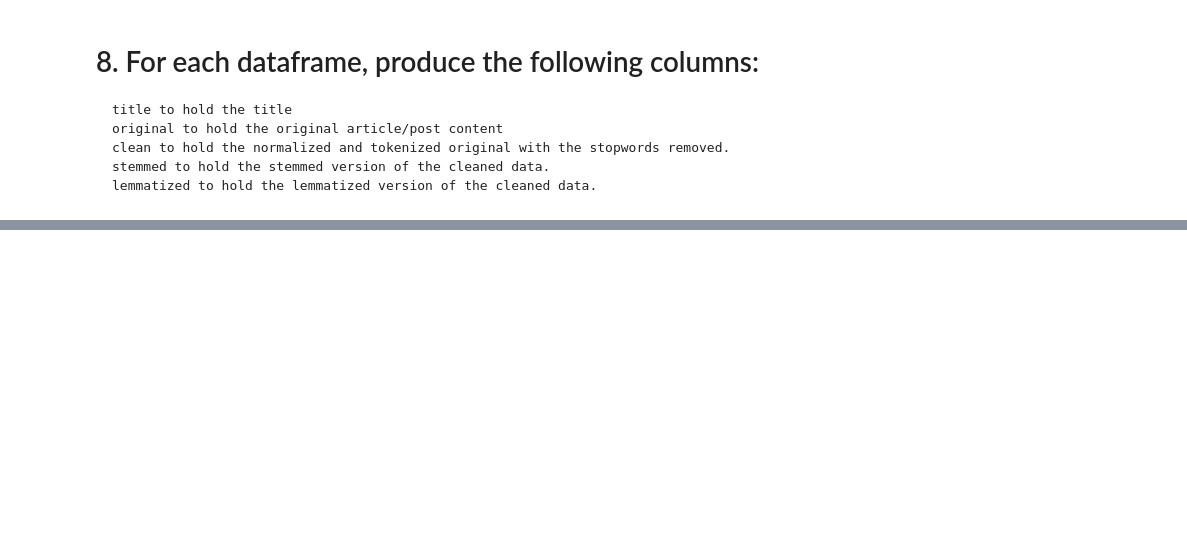
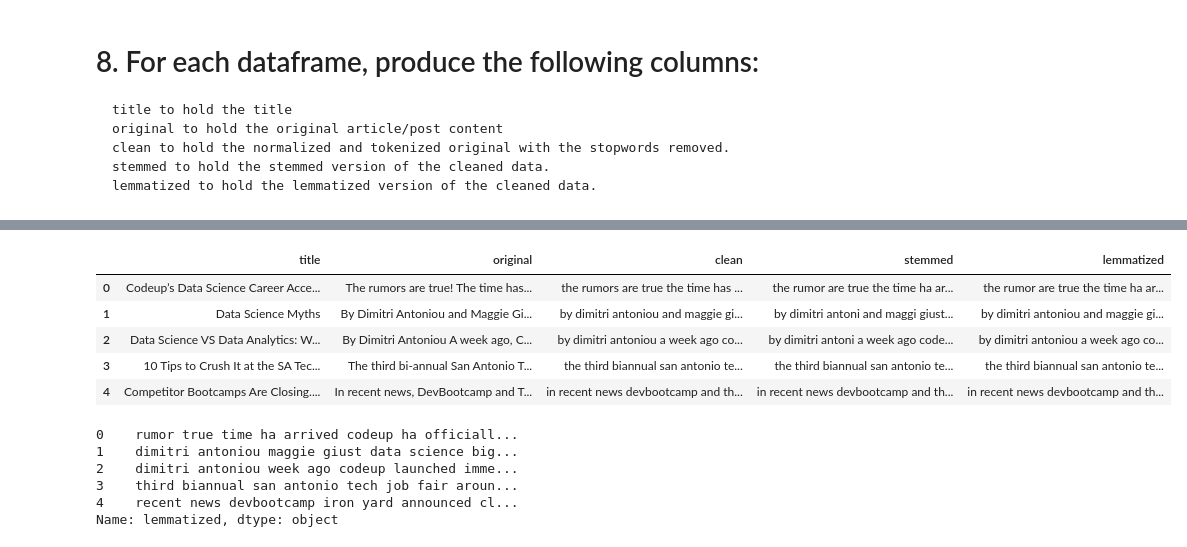
Before and after one commit to Ken-Alviola/natural-language-processing-exercises, a Jupyter notebook: Prep.ipynb, the cells around one changed output, grey strips where cells are left out. Saved outputs shown, nothing was run; the diff lists cells and outputs as text; code cells hidden in the pictures; blank space fills up the shorter version.

```diff
--- a/Prep.ipynb
+++ b/Prep.ipynb
@@ -183,0 +220,22 @@ The code that caused this warning is on line 15 of the file /Users/ken/codeup-da
+# %%
+codeup_df = codeup_df.rename({'content':'original'},axis=1)
+codeup_df['clean'] = codeup_df.original.apply(lambda x: basic_clean(x))
+codeup_df['stemmed'] = codeup_df.clean.apply(lambda x: stem(x))
+codeup_df['lemmatized'] = codeup_df.clean.apply(lambda x: lemmatize(x))
+codeup_df.head()
+# %% [output]
+|  | title | original | clean | stemmed | lemmatized |
+| 0 | Codeup’s Data Science Career Acce... | The rumors are true! The time has... | the rumors are true the time has ... | the rumor are true the time ha ar... | the rumor are true the time ha ar... |
+| 1 | Data Science Myths | By Dimitri Antoniou and Maggie Gi... | by dimitri antoniou and maggie gi... | by dimitri antoni and maggi giust... | by dimitri antoniou and maggie gi... |
+| 2 | Data Science VS Data Analytics: W... | By Dimitri Antoniou A week ago, C... | by dimitri antoniou a week ago co... | by dimitri antoni a week ago code... | by dimitri antoniou a week ago co... |
+| 3 | 10 Tips to Crush It at the SA Tec... | The third bi-annual San Antonio T... | the third biannual san antonio te... | the third biannual san antonio te... | the third biannual san antonio te... |
+| 4 | Competitor Bootcamps Are Closing.... | In recent news, DevBootcamp and T... | in recent news devbootcamp and th... | in recent news devbootcamp and th... | in recent news devbootcamp and th... |
+# %%
+codeup_df.lemmatized.apply(lambda x: remove_stopwords(x))
+# %% [output]
+0    rumor true time ha arrived codeup ha officiall...
+1    dimitri antoniou maggie giust data science big...
+2    dimitri antoniou week ago codeup launched imme...
+3    third biannual san antonio tech job fair aroun...
+4    recent news devbootcamp iron yard announced cl...
+Name: lemmatized, dtype: object
```
Also changed, not shown: parts of 9 cells of this notebook, 1 other file.
